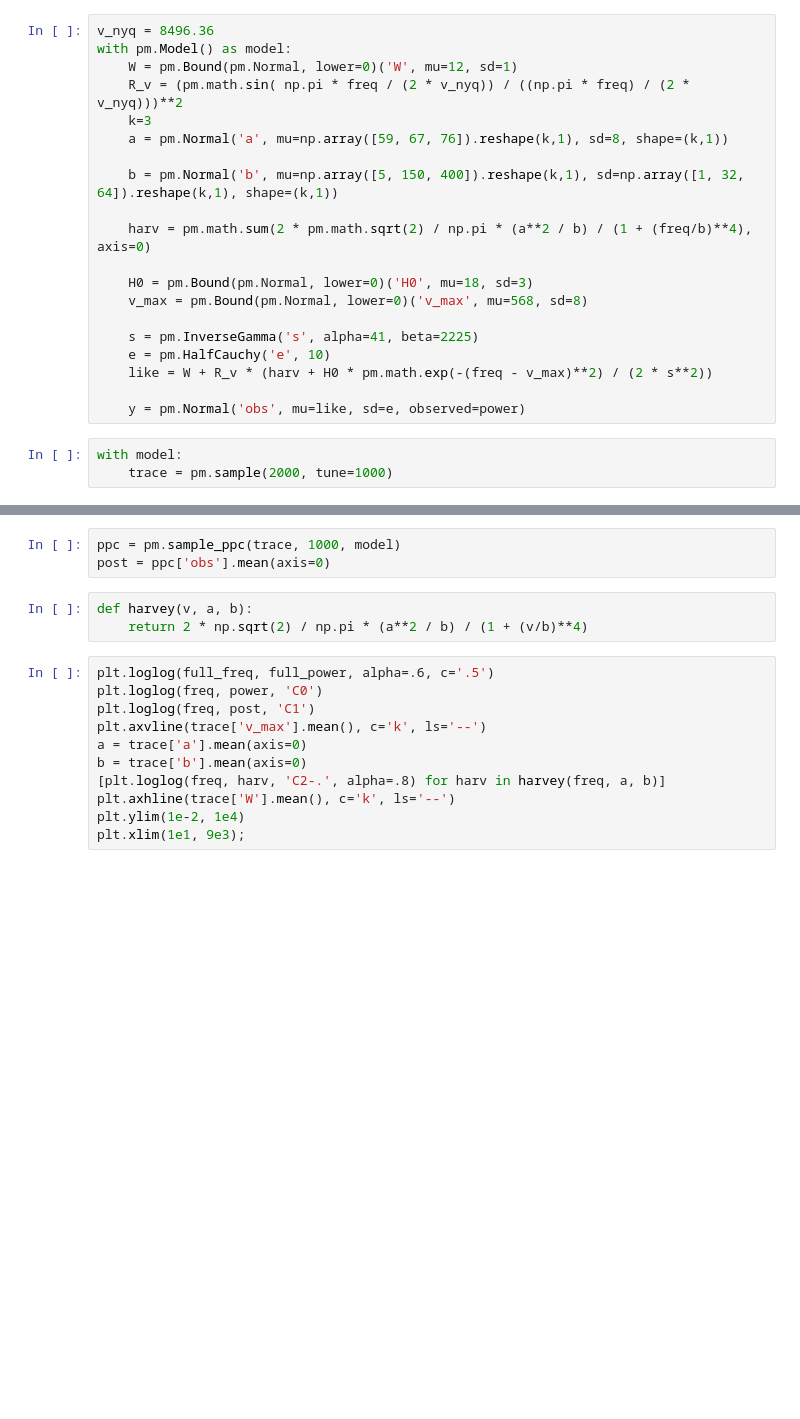
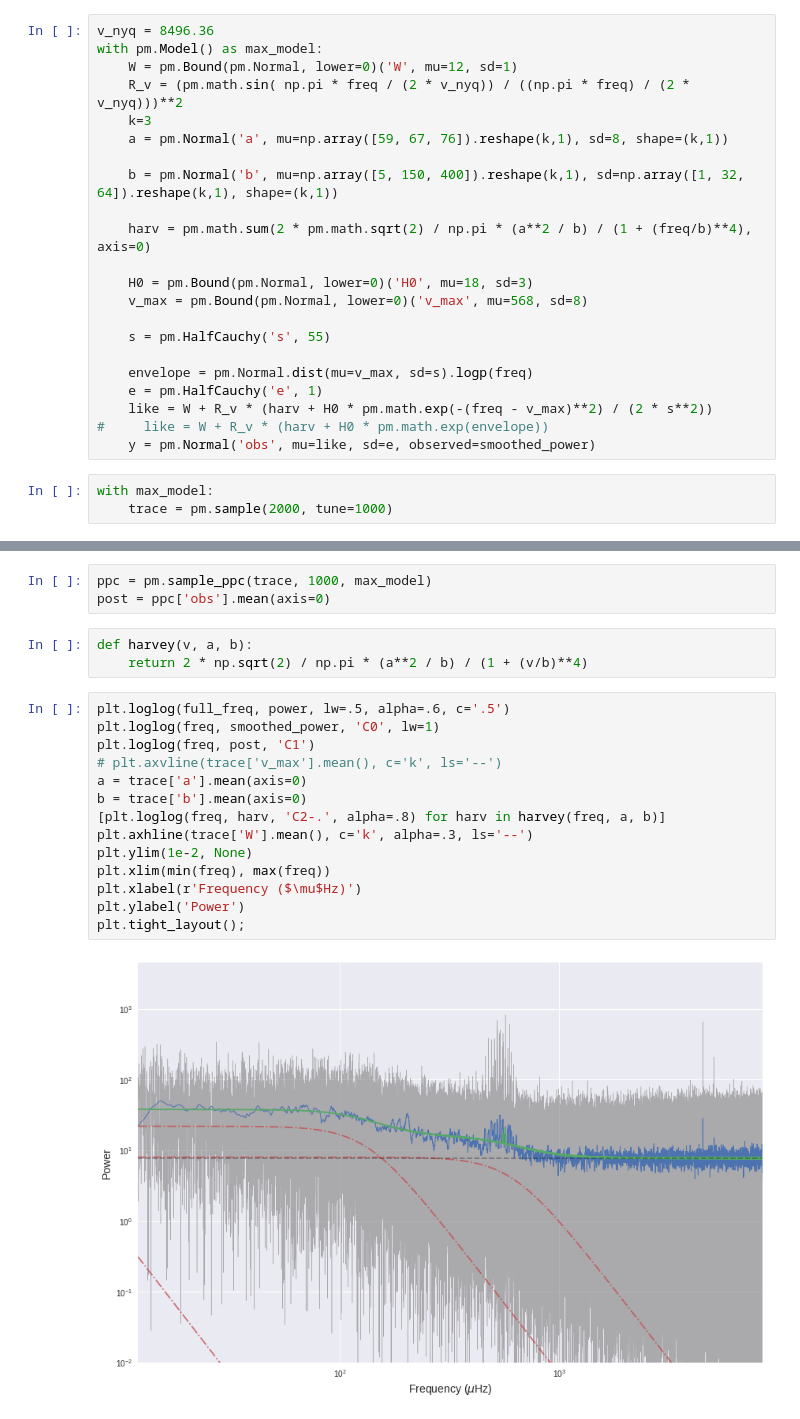
Before and after one commit to mileslucas/stat444, a Jupyter notebook: project/project.ipynb, the cells around one changed output, grey strips where cells are left out. Cells and saved outputs as stored; diff of their text form; blank space fills up the shorter version.

```diff
--- a/project/project.ipynb
+++ b/project/project.ipynb
@@ -45,6 +38,6 @@ plt.loglog(freq, power);
 # %%
 v_nyq = 8496.36
-with pm.Model() as model:
+with pm.Model() as max_model:
     W = pm.Bound(pm.Normal, lower=0)('W', mu=12, sd=1)
     R_v = (pm.math.sin( np.pi * freq / (2 * v_nyq)) / ((np.pi * freq) / (2 * v_nyq)))**2
     k=3
@@ -57,13 +50,15 @@ with pm.Model() as model:
     H0 = pm.Bound(pm.Normal, lower=0)('H0', mu=18, sd=3)
     v_max = pm.Bound(pm.Normal, lower=0)('v_max', mu=568, sd=8)
 
-    s = pm.InverseGamma('s', alpha=41, beta=2225)
-    e = pm.HalfCauchy('e', 10)
+    s = pm.HalfCauchy('s', 55)
+
+    envelope = pm.Normal.dist(mu=v_max, sd=s).logp(freq)
+    e = pm.HalfCauchy('e', 1)
     like = W + R_v * (harv + H0 * pm.math.exp(-(freq - v_max)**2) / (2 * s**2))
-
-    y = pm.Normal('obs', mu=like, sd=e, observed=power)
+#     like = W + R_v * (harv + H0 * pm.math.exp(envelope))
+    y = pm.Normal('obs', mu=like, sd=e, observed=smoothed_power)
 # %%
-with model:
+with max_model:
     trace = pm.sample(2000, tune=1000)
 # %% [output]
 Auto-assigning NUTS sampler...
@@ -75,17 +93,22 @@ pm.traceplot(trace);
 # %%
-ppc = pm.sample_ppc(trace, 1000, model)
+ppc = pm.sample_ppc(trace, 1000, max_model)
 post = ppc['obs'].mean(axis=0)
 # %%
 def harvey(v, a, b):
     return 2 * np.sqrt(2) / np.pi * (a**2 / b) / (1 + (v/b)**4)
 # %%
-plt.loglog(full_freq, full_power, alpha=.6, c='.5')
-plt.loglog(freq, power, 'C0')
+plt.loglog(full_freq, power, lw=.5, alpha=.6, c='.5')
+plt.loglog(freq, smoothed_power, 'C0', lw=1)
 plt.loglog(freq, post, 'C1')
-plt.axvline(trace['v_max'].mean(), c='k', ls='--')
+# plt.axvline(trace['v_max'].mean(), c='k', ls='--')
 a = trace['a'].mean(axis=0)
 b = trace['b'].mean(axis=0)
 [plt.loglog(freq, harv, 'C2-.', alpha=.8) for harv in harvey(freq, a, b)]
-plt.axhline(trace['W'].mean(), c='k', ls='--')
-plt.ylim(1e-2, 1e4)
-plt.xlim(1e1, 9e3);
+plt.axhline(trace['W'].mean(), c='k', alpha=.3, ls='--')
+plt.ylim(1e-2, None)
+plt.xlim(min(freq), max(freq))
+plt.xlabel(r'Frequency ($\mu$Hz)')
+plt.ylabel('Power')
+plt.tight_layout();
+# %% [output]
+[figure, added]
```
Also changed, not shown: parts of 15 cells of this notebook, 1 other file.
